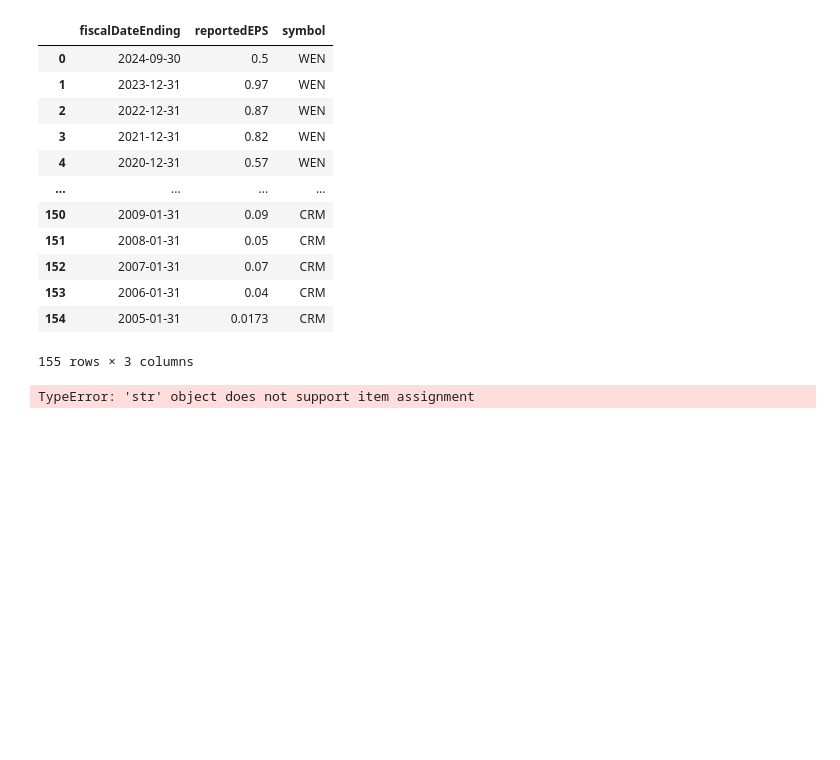
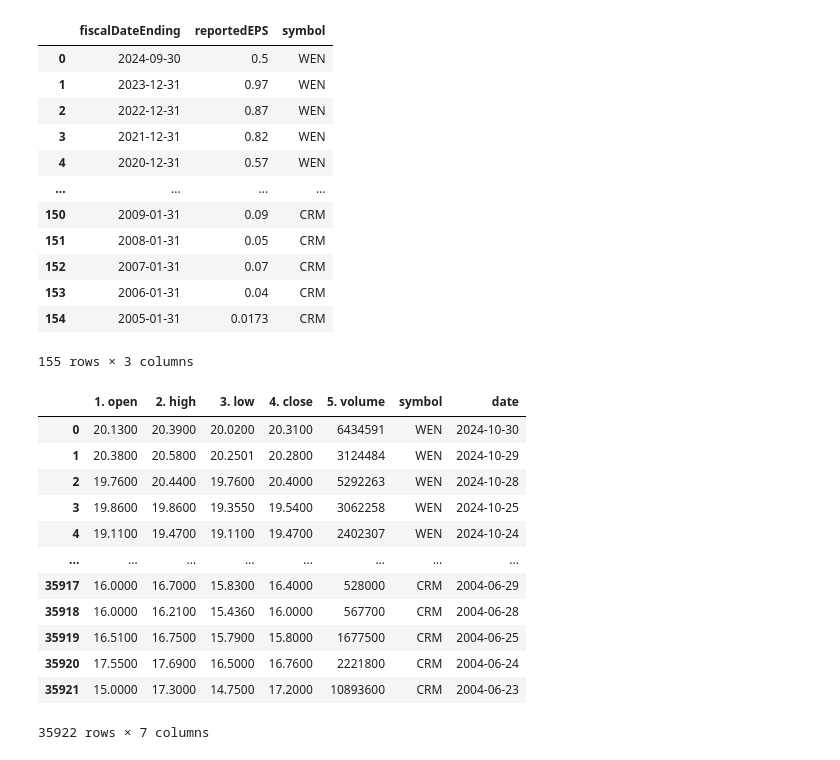
Before and after one commit to skolten27/my-blog, a Jupyter notebook: post_2.ipynb, the cells around one changed output. Drawn from its saved outputs; the diff is of its cells as text; code cells hidden in the pictures; blank space fills up the shorter version.

```diff
--- a/post_2.ipynb
+++ b/post_2.ipynb
@@ -4,13 +4,6 @@ import pandas as pd
 # %%
 with open('alpha_vantage_apikey.txt', 'r') as file:
     apikey = file.read()
-# %%
-params = {
-        'function': 'EARNINGS',
-        'symbol': 'GME',
-        'datatype': 'json',
-        'apikey': apikey
-    }
 # %%
 base_url = 'https://www.alphavantage.co/query?'
 # %%
@@ -52,25 +45,39 @@ earnings_df
 # %%
 all_price_data = []
 symbols = ['WEN', 'TSLA', 'AAPL', 'GOOG', 'AMZN', 'NFLX', 'CRM']
 
 for symbol in symbols:
     params = {
         'function': 'TIME_SERIES_DAILY',
         'symbol': symbol,
+        'outputsize': 'full',
         'datatype': 'json',
         'apikey': apikey
     }
     results = requests.get(base_url, params=params)
     if results.status_code == 200:
-        price_data = results.json().get('Time Series (Daily)', [])
-        for entry in price_data:
-           entry['symbol'] = symbol
-        all_price_data.extend(earnings_data)
+        price_data = results.json().get('Time Series (Daily)', {})
+        for date, data in price_data.items():
+            data['symbol'] = symbol
+            data['date'] = date
+            all_price_data.append(data)
     else:
         print(f"Failed to retrieve data for {symbol}")
 
 price_df = pd.DataFrame(all_price_data)
 price_df
 # %% [output]
+|  | 1. open | 2. high | 3. low | 4. close | 5. volume | symbol | date |
+| 0 | 20.1300 | 20.3900 | 20.0200 | 20.3100 | 6434591 | WEN | 2024-10-30 |
+| 1 | 20.3800 | 20.5800 | 20.2501 | 20.2800 | 3124484 | WEN | 2024-10-29 |
+| 2 | 19.7600 | 20.4400 | 19.7600 | 20.4000 | 5292263 | WEN | 2024-10-28 |
+| 3 | 19.8600 | 19.8600 | 19.3550 | 19.5400 | 3062258 | WEN | 2024-10-25 |
+| 4 | 19.1100 | 19.4700 | 19.1100 | 19.4700 | 2402307 | WEN | 2024-10-24 |
+| ... | ... | ... | ... | ... | ... | ... | ... |
+| 35917 | 16.0000 | 16.7000 | 15.8300 | 16.4000 | 528000 | CRM | 2004-06-29 |
+| 35918 | 16.0000 | 16.2100 | 15.4360 | 16.0000 | 567700 | CRM | 2004-06-28 |
+| 35919 | 16.5100 | 16.7500 | 15.7900 | 15.8000 | 1677500 | CRM | 2004-06-25 |
+| 35920 | 17.5500 | 17.6900 | 16.5000 | 16.7600 | 2221800 | CRM | 2004-06-24 |
+| 35921 | 15.0000 | 17.3000 | 14.7500 | 17.2000 | 10893600 | CRM | 2004-06-23 |
-TypeError: 'str' object does not support item assignment
+35922 rows × 7 columns
 # %%
```
Also changed, not shown: parts of 3 cells of this notebook, 4 other files.
